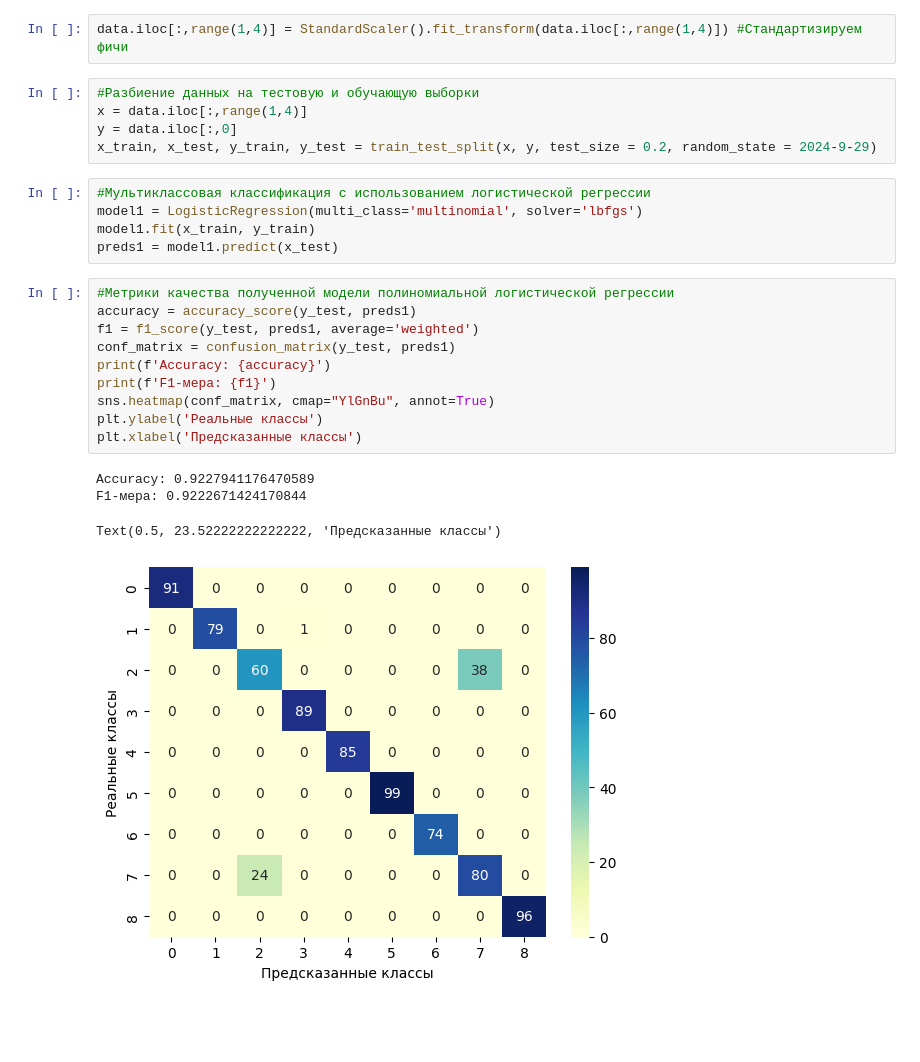
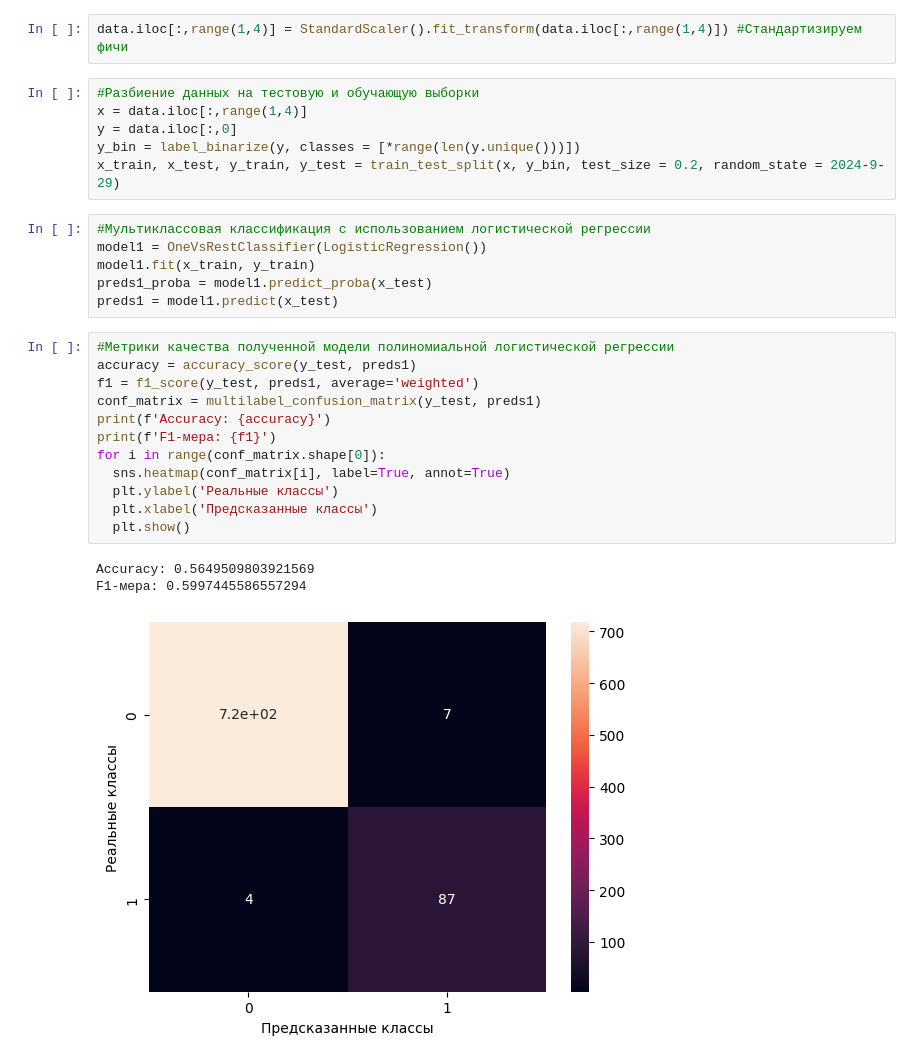
Before and after one commit to Toothless-1/ML, a Jupyter notebook: ML4.ipynb, the cells around one changed output. Saved outputs shown, nothing was run; the diff lists cells and outputs as text; blank space fills up the shorter version.

Commit message:
Изменение вывода confusion matrix

```diff
--- a/ML4.ipynb
+++ b/ML4.ipynb
@@ -71,24 +71,27 @@ data.iloc[:,range(1,4)] = StandardScaler().fit_transform(data.iloc[:,range(1,4)]
 #Разбиение данных на тестовую и обучающую выборки
 x = data.iloc[:,range(1,4)]
 y = data.iloc[:,0]
-x_train, x_test, y_train, y_test = train_test_split(x, y, test_size = 0.2, random_state = 2024-9-29)
+y_bin = label_binarize(y, classes = [*range(len(y.unique()))])
+x_train, x_test, y_train, y_test = train_test_split(x, y_bin, test_size = 0.2, random_state = 2024-9-29)
 # %%
 #Мультиклассовая классификация с использованием логистической регрессии
-model1 = LogisticRegression(multi_class='multinomial', solver='lbfgs')
+model1 = OneVsRestClassifier(LogisticRegression())
 model1.fit(x_train, y_train)
+preds1_proba = model1.predict_proba(x_test)
 preds1 = model1.predict(x_test)
 # %%
 #Метрики качества полученной модели полиномиальной логистической регрессии
 accuracy = accuracy_score(y_test, preds1)
 f1 = f1_score(y_test, preds1, average='weighted')
-conf_matrix = confusion_matrix(y_test, preds1)
+conf_matrix = multilabel_confusion_matrix(y_test, preds1)
 print(f'Accuracy: {accuracy}')
 print(f'F1-мера: {f1}')
-sns.heatmap(conf_matrix, cmap="YlGnBu", annot=True)
-plt.ylabel('Реальные классы')
-plt.xlabel('Предсказанные классы')
+for i in range(conf_matrix.shape[0]):
+  sns.heatmap(conf_matrix[i], label=True, annot=True)
+  plt.ylabel('Реальные классы')
+  plt.xlabel('Предсказанные классы')
+  plt.show()
 # %% [output]
-Accuracy: 0.9227941176470589
-F1-мера: 0.9222671424170844
+Accuracy: 0.5649509803921569
+F1-мера: 0.5997445586557294
-Text(0.5, 23.52222222222222, 'Предсказанные классы')
-[figure, old version]
+[figure, new version]
```
Also changed, not shown: parts of 4 cells of this notebook.
